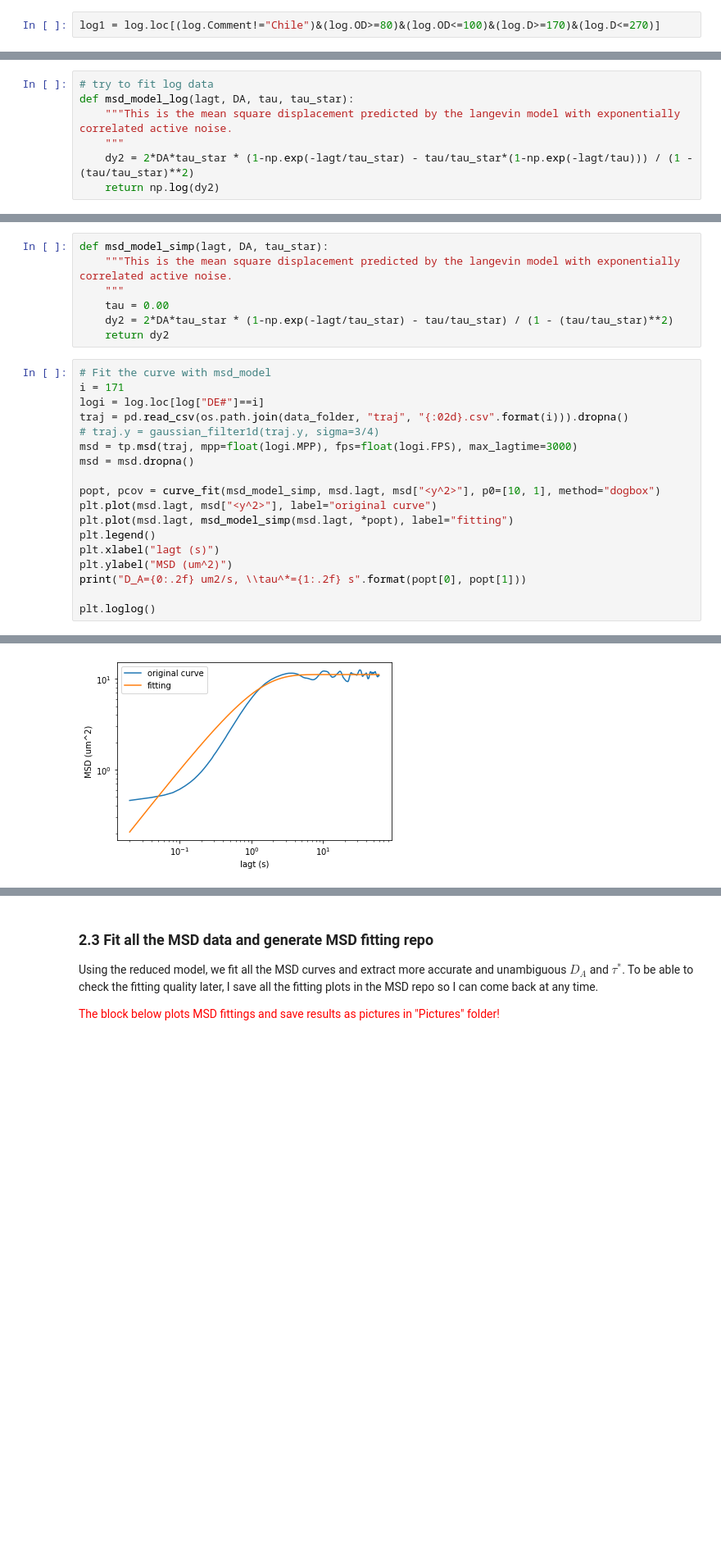
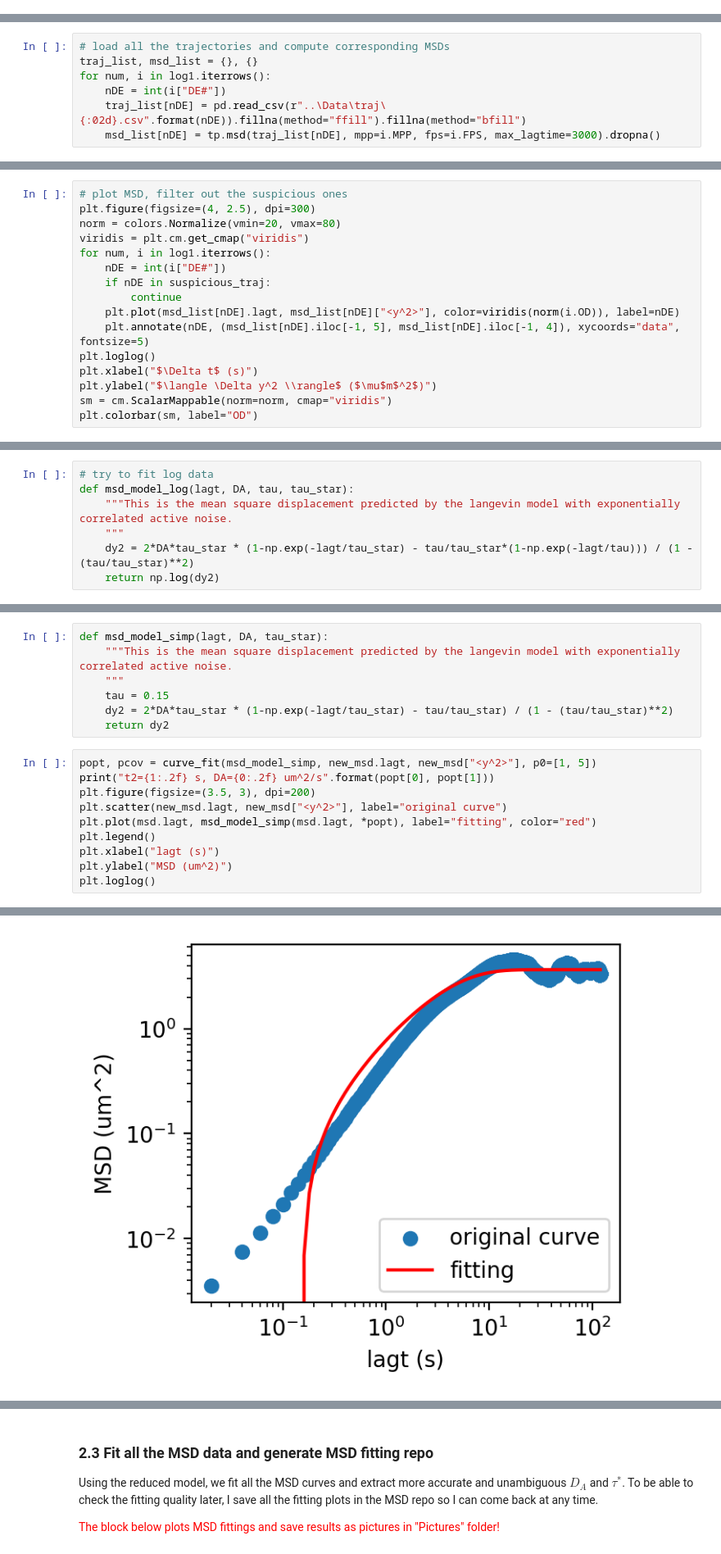
Before and after one commit to ZLoverty/DE, a Jupyter notebook: Code/DE data analysis.ipynb, the cells around one changed output, grey strips where cells are left out. Shown at 82% size. Cells and saved outputs as stored; diff of their text form; blank space fills up the shorter version.

Commit message:
Correct all new traj's, reorganize DE data notebook

```diff
--- a/Code/DE data analysis.ipynb
+++ b/Code/DE data analysis.ipynb
@@ -207,2 +39,0 @@ ax1.set_ylim([0, log1.Rinfy.max()**0.5*1.05])
-# %%
-log1 = log.loc[(log.Comment!="Chile")&(log.OD>=80)&(log.OD<=100)&(log.D>=170)&(log.D<=270)]
@@ -281,0 +49,7 @@ dd.Rinf2_over_tau(x="d^3/(D-d)", xlabel="k\sim d^3/(D-d)")
+# %%
+# load all the trajectories and compute corresponding MSDs
+traj_list, msd_list = {}, {}
+for num, i in log1.iterrows():
+    nDE = int(i["DE#"])
+    traj_list[nDE] = pd.read_csv(r"..\Data\traj\{:02d}.csv".format(nDE)).fillna(method="ffill").fillna(method="bfill")
+    msd_list[nDE] = tp.msd(traj_list[nDE], mpp=i.MPP, fps=i.FPS, max_lagtime=3000).dropna()
@@ -281,0 +59,16 @@ dd.Rinf2_over_tau(x="d^3/(D-d)", xlabel="k\sim d^3/(D-d)")
+# %%
+# plot MSD, filter out the suspicious ones
+plt.figure(figsize=(4, 2.5), dpi=300)
+norm = colors.Normalize(vmin=20, vmax=80)
+viridis = plt.cm.get_cmap("viridis")
+for num, i in log1.iterrows():
+    nDE = int(i["DE#"])
+    if nDE in suspicious_traj:
+        continue
+    plt.plot(msd_list[nDE].lagt, msd_list[nDE]["<y^2>"], color=viridis(norm(i.OD)), label=nDE)
+    plt.annotate(nDE, (msd_list[nDE].iloc[-1, 5], msd_list[nDE].iloc[-1, 4]), xycoords="data", fontsize=5)
+plt.loglog()
+plt.xlabel("$\Delta t$ (s)")
+plt.ylabel("$\langle \Delta y^2 \\rangle$ ($\mu$m$^2$)")
+sm = cm.ScalarMappable(norm=norm, cmap="viridis")
+plt.colorbar(sm, label="OD")
@@ -381,25 +314,17 @@ $$
 def msd_model_simp(lagt, DA, tau_star):
     """This is the mean square displacement predicted by the langevin model with exponentially correlated active noise.
     """
-    tau = 0.00
+    tau = 0.15
     dy2 = 2*DA*tau_star * (1-np.exp(-lagt/tau_star) - tau/tau_star) / (1 - (tau/tau_star)**2)
     return dy2
 # %%
-# Fit the curve with msd_model
-i = 171
-logi = log.loc[log["DE#"]==i]
-traj = pd.read_csv(os.path.join(data_folder, "traj", "{:02d}.csv".format(i))).dropna()
-# traj.y = gaussian_filter1d(traj.y, sigma=3/4)
-msd = tp.msd(traj, mpp=float(logi.MPP), fps=float(logi.FPS), max_lagtime=3000)
-msd = msd.dropna()
-
-popt, pcov = curve_fit(msd_model_simp, msd.lagt, msd["<y^2>"], p0=[10, 1], method="dogbox")
-plt.plot(msd.lagt, msd["<y^2>"], label="original curve")
-plt.plot(msd.lagt, msd_model_simp(msd.lagt, *popt), label="fitting")
+popt, pcov = curve_fit(msd_model_simp, new_msd.lagt, new_msd["<y^2>"], p0=[1, 5])
+print("t2={1:.2f} s, DA={0:.2f} um^2/s".format(popt[0], popt[1]))
+plt.figure(figsize=(3.5, 3), dpi=200)
+plt.scatter(new_msd.lagt, new_msd["<y^2>"], label="original curve")
+plt.plot(msd.lagt, msd_model_simp(msd.lagt, *popt), label="fitting", color="red")
 plt.legend()
 plt.xlabel("lagt (s)")
 plt.ylabel("MSD (um^2)")
-print("D_A={0:.2f} um2/s, \\tau^*={1:.2f} s".format(popt[0], popt[1]))
-
 plt.loglog()
 # %% [output]
@@ -407,3 +332,3 @@ D_A=5.21 um2/s, \tau^*=1.07 s
 []
-[figure, old version]
+[figure, new version]
 # %% [markdown]
```
Also changed, not shown: parts of 64 cells of this notebook, 32 other files.
